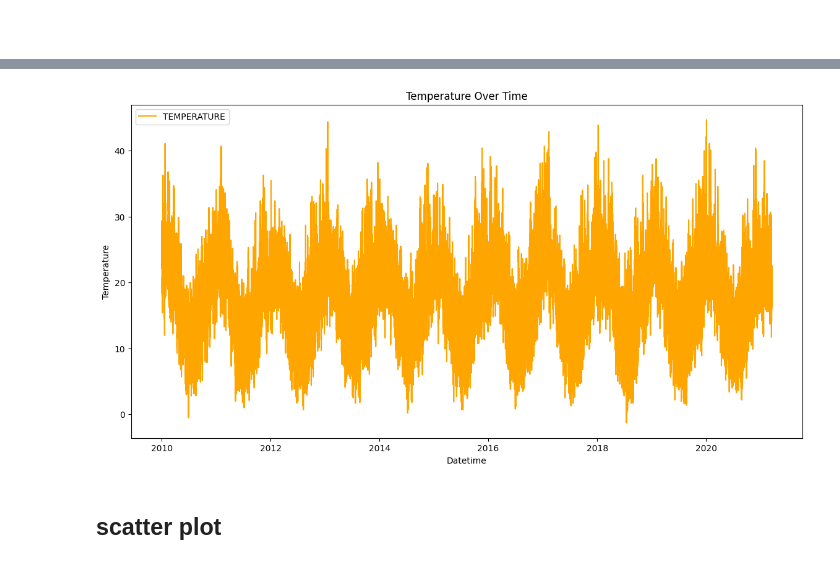
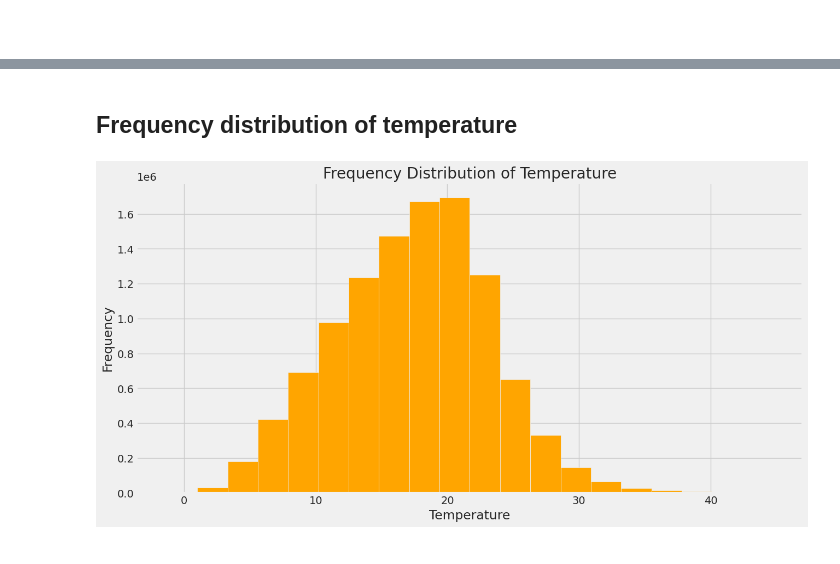
Before and after one commit to mkingopng/electricity_demand_forecasting, a Jupyter notebook: src/nsw_eda.ipynb, the cells around one changed output, grey strips where cells are left out. Saved outputs shown, nothing was run; the diff lists cells and outputs as text; code cells hidden in the pictures.

```diff
--- a/src/nsw_eda.ipynb
+++ b/src/nsw_eda.ipynb
@@ -8,2 +7,13 @@ data_path = './../data'
+# %%
+# general settings
+class CFG:
+    data_path = './../data'
+    img_dim1 = 14
+    img_dim2 = 7
+# %%
+# adjust params for figs
+plt.style.use('fivethirtyeight')
+plt.rcParams.update({'figure.figsize': (CFG.img_dim1, CFG.img_dim2)})
 # %%
-nsw_forecastdemand = pd.read_csv(os.path.join(data_path, 'NSW', 'forecastdemand_nsw.csv'), parse_dates=['LASTCHANGED', 'DATETIME'])
+nsw_df = pd.read_parquet(os.path.join(CFG.data_path, 'NSW', 'nsw_df.parquet'))
+nsw_df.head()
@@ -318,3 +26,0 @@ merged_df.head()
-# %%
-nsw_df = pd.merge(merged_df, nsw_temperature, on='DATETIME', how='outer')
-nsw_df.head()
@@ -343,12 +92,11 @@ plt.show()
+# %% [markdown]
+## Frequency distribution of temperature
 # %%
-plt.figure(figsize=(14, 7))
-plt.plot(nsw_df['DATETIME'], nsw_df['TEMPERATURE'], color='orange', label='TEMPERATURE')
-plt.xlabel('Datetime')
-plt.ylabel('Temperature')
-plt.title('Temperature Over Time')
-plt.legend()
+plt.figure(figsize=(CFG.img_dim1, CFG.img_dim2))
+nsw_df['TEMPERATURE'].hist(color='orange', bins=20)
+plt.xlabel('Temperature')
+plt.ylabel('Frequency')
+plt.title('Frequency Distribution of Temperature')
 plt.show()
 # %% [output]
-[figure, old version]
+[figure, new version]
-# %% [markdown]
-## scatter plot
```
Also changed, not shown: parts of 63 cells of this notebook, 13 other files.
